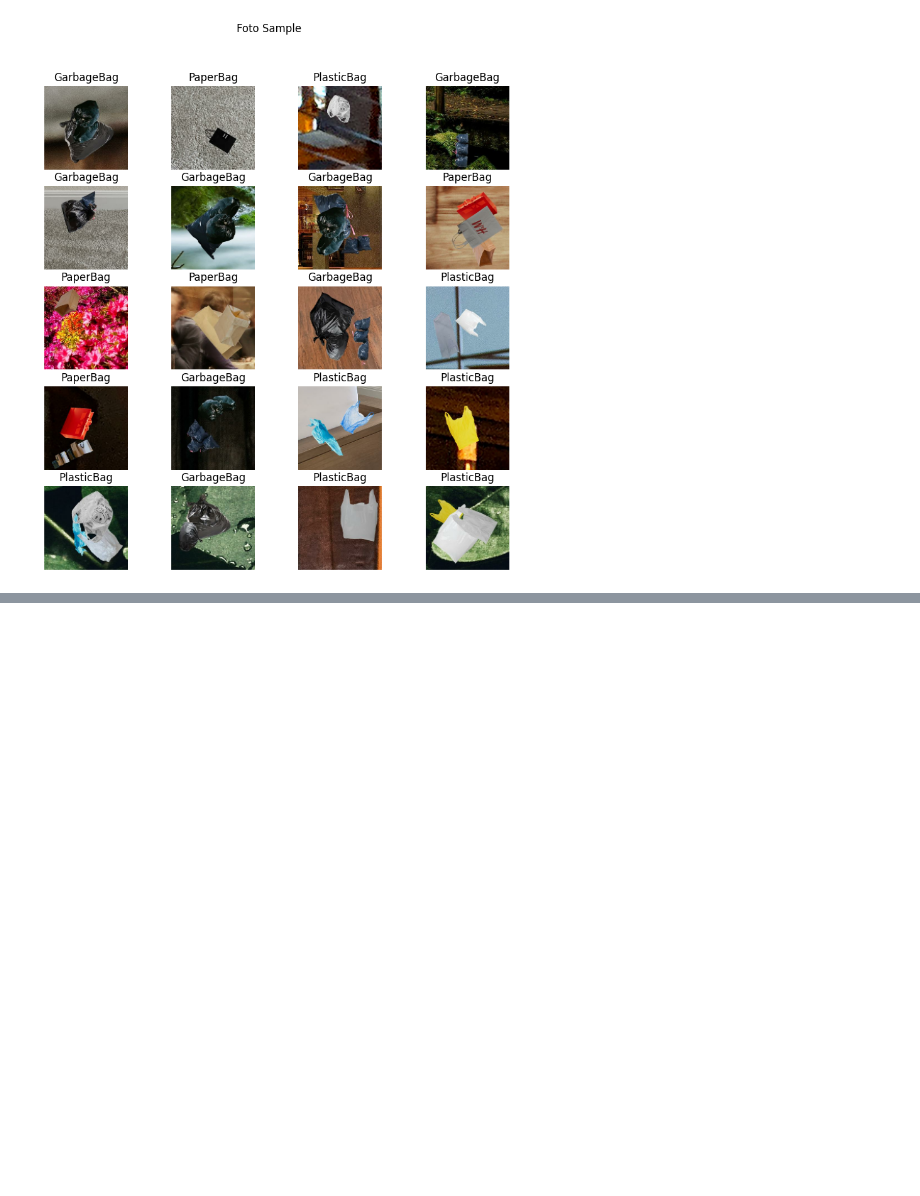
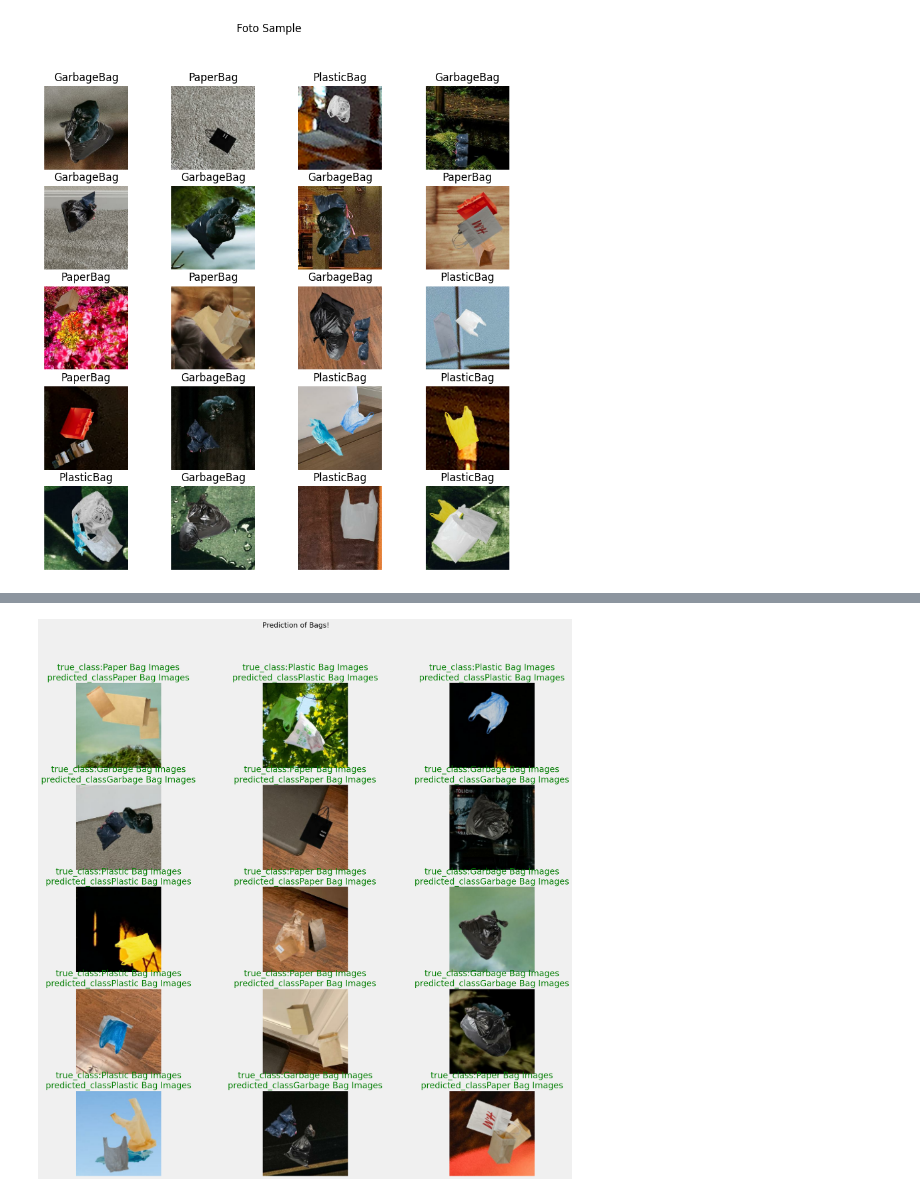
Before and after one commit to DecX-x/Bags-Classification, a Jupyter notebook: main.ipynb, the cells around one changed output, grey strips where cells are left out. Saved outputs shown, nothing was run; the diff lists cells and outputs as text; code cells hidden in the pictures; blank space fills up the shorter version.

```diff
--- a/main.ipynb
+++ b/main.ipynb
@@ -82,0 +258,44 @@ for batch_img, batch_label in dataset.take(1):
+# %%
+def get_predicitions(test_data):
+    all_true_labels = []
+    all_predicted_labels = []
+    all_images=[]
+    classes_name=dataset.class_names
+
+    #get all the predictions and true labels
+    for image_batch, label_batch in test_ds:
+            # Make predictions on the batch
+            predictions = model.predict(image_batch)
+
+            # Convert predictions to class indices
+            predicted_labels = np.argmax(predictions, axis=1)
+
+            #append matrix of images
+            all_images.extend(image_batch)
+
+            # Convert true labels to numpy array
+            true_labels = label_batch
+
+            all_true_labels.extend(true_labels)
+            all_predicted_labels.extend(predicted_labels)
+
+
+
+    #plot the predictions
+    index=0
+    plt.figure(figsize=(20, 20))
+    plt.suptitle('Prediction of Bags!')
+
+    for i in range(31,46):
+        if index<15:
+            ax=plt.subplot(5,3,index+1)
+            color = 'green' if all_true_labels[i] == all_predicted_labels[i] else 'red'
+            plt.title(f'true_class:{classes_name[all_true_labels[i]]}\npredicted_class{classes_name[all_predicted_labels[i]]}',color=color)
+            plt.imshow(np.array(all_images[i]).astype('uint8'))
+            plt.axis('off')
+            index+=1
+        else:
+            index=0
+# %%
+get_predicitions(test_ds)
+# %% [output]
@@ -82,0 +319 @@ for batch_img, batch_label in dataset.take(1):
+[figure, added]
```
Also changed, not shown: parts of 25 cells of this notebook.
